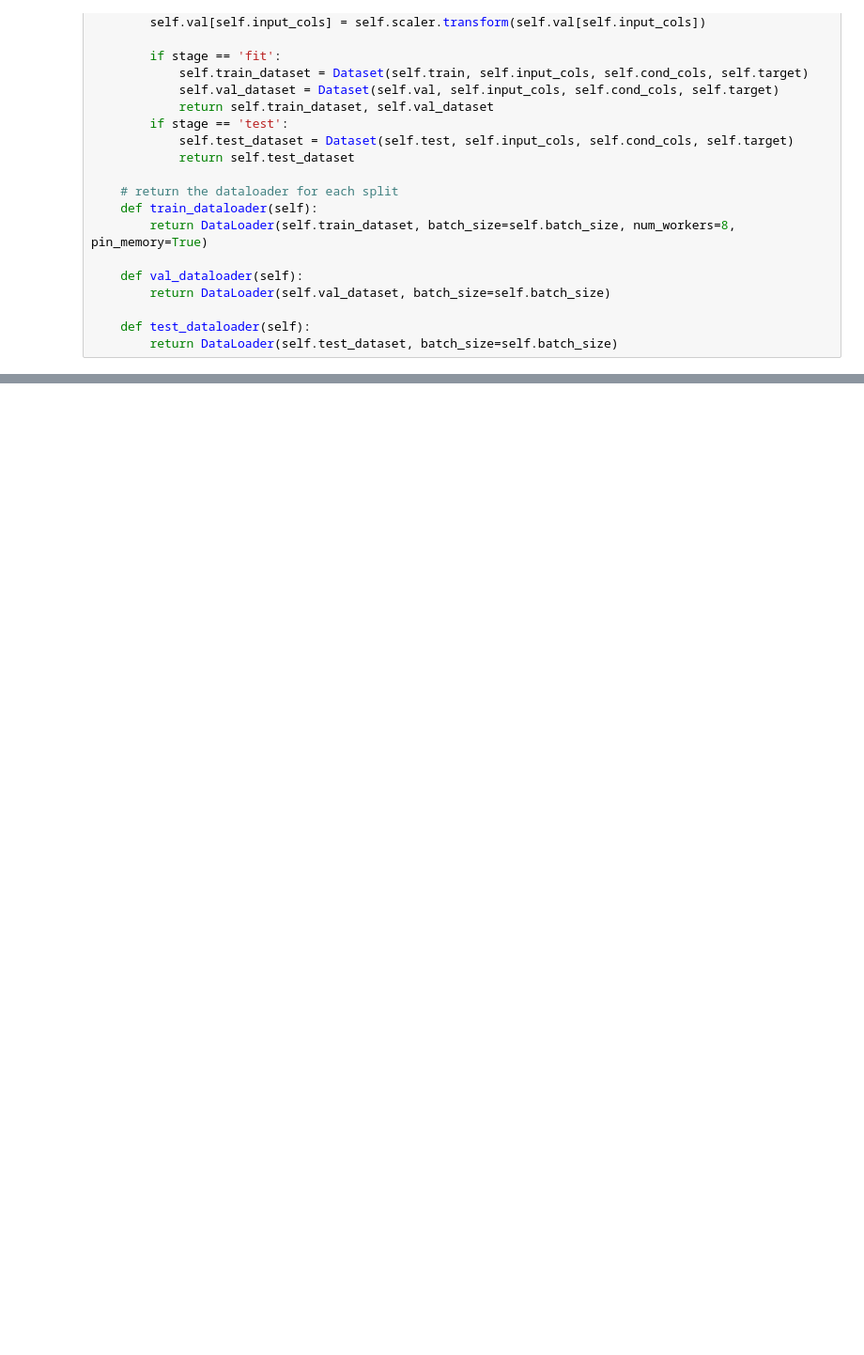
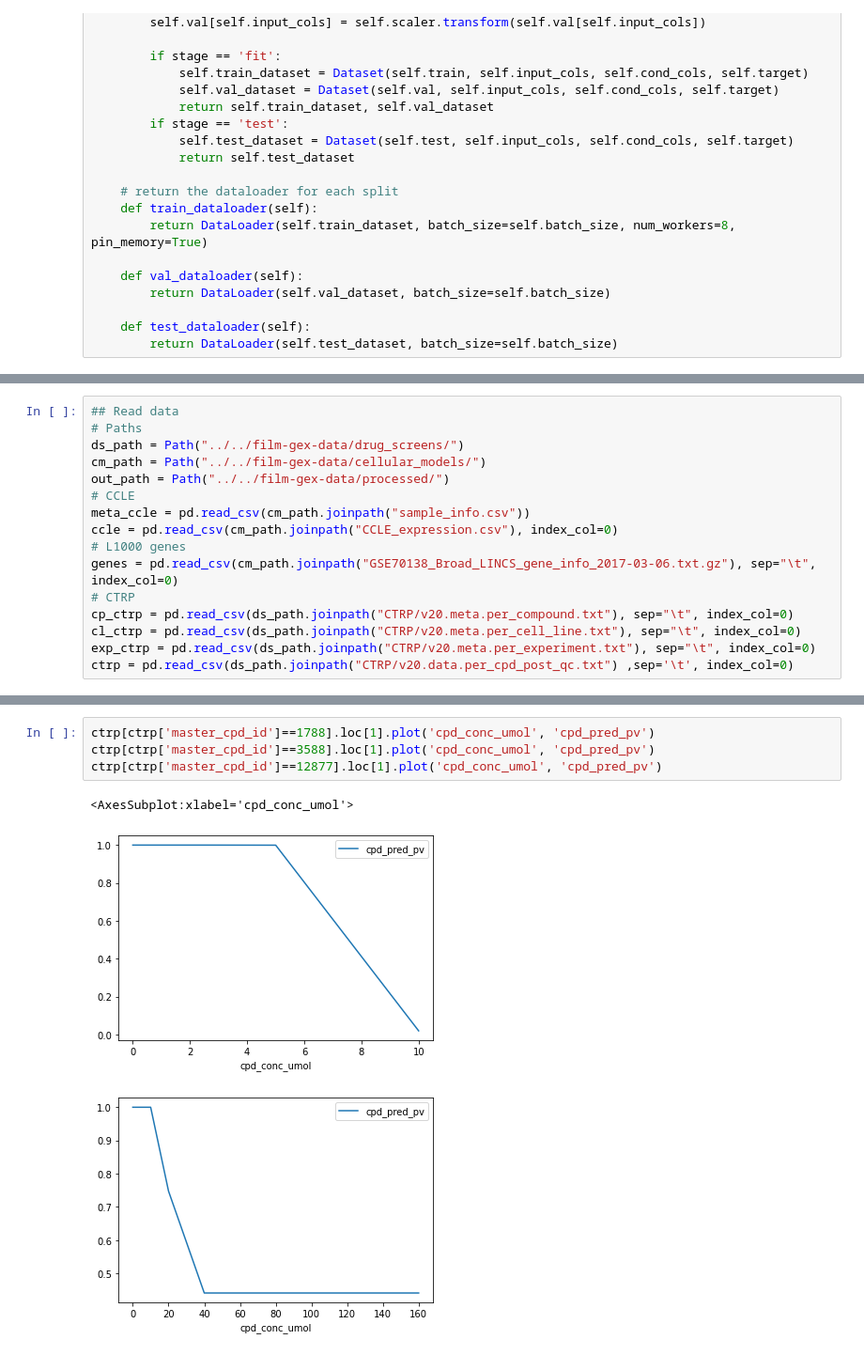
Before and after one commit to keiserlab/film-gex, a Jupyter notebook: notebooks/2020.09.29_datasets.ipynb, the cells around one changed output, grey strips where cells are left out. Shown at 94% size. Drawn from its saved outputs; the diff is of its cells as text; blank space fills up the shorter version.

```diff
--- a/notebooks/2020.09.29_datasets.ipynb
+++ b/notebooks/2020.09.29_datasets.ipynb
@@ -101,0 +94,16 @@ TypeError: split() got an unexpected keyword argument 'random_state'
+# %%
+## Read data
+# Paths
+ds_path = Path("../../film-gex-data/drug_screens/")
+cm_path = Path("../../film-gex-data/cellular_models/")
+out_path = Path("../../film-gex-data/processed/")
+# CCLE
+meta_ccle = pd.read_csv(cm_path.joinpath("sample_info.csv"))
+ccle = pd.read_csv(cm_path.joinpath("CCLE_expression.csv"), index_col=0)
+# L1000 genes
+genes = pd.read_csv(cm_path.joinpath("GSE70138_Broad_LINCS_gene_info_2017-03-06.txt.gz"), sep="\t", index_col=0)
+# CTRP
+cp_ctrp = pd.read_csv(ds_path.joinpath("CTRP/v20.meta.per_compound.txt"), sep="\t", index_col=0)
+cl_ctrp = pd.read_csv(ds_path.joinpath("CTRP/v20.meta.per_cell_line.txt"), sep="\t", index_col=0)
+exp_ctrp = pd.read_csv(ds_path.joinpath("CTRP/v20.meta.per_experiment.txt"), sep="\t", index_col=0)
+ctrp = pd.read_csv(ds_path.joinpath("CTRP/v20.data.per_cpd_post_qc.txt") ,sep='\t', index_col=0)
@@ -101,0 +166,8 @@ TypeError: split() got an unexpected keyword argument 'random_state'
+# %%
+ctrp[ctrp['master_cpd_id']==1788].loc[1].plot('cpd_conc_umol', 'cpd_pred_pv')
+ctrp[ctrp['master_cpd_id']==3588].loc[1].plot('cpd_conc_umol', 'cpd_pred_pv')
+ctrp[ctrp['master_cpd_id']==12877].loc[1].plot('cpd_conc_umol', 'cpd_pred_pv')
+# %% [output]
+<AxesSubplot:xlabel='cpd_conc_umol'>
+[figure, added]
+[figure, added]
```
Also changed, not shown: parts of 16 cells of this notebook, 5 other files.
